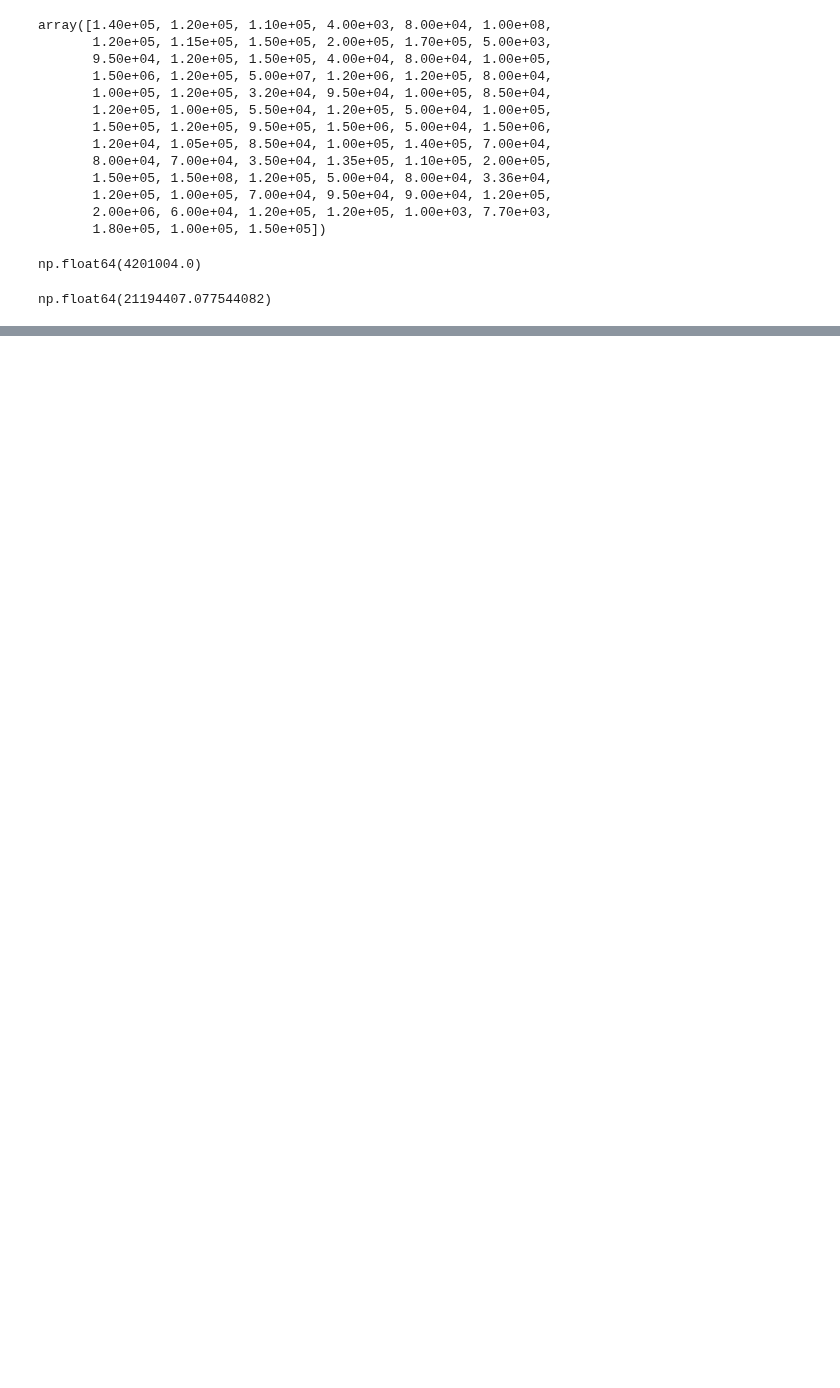
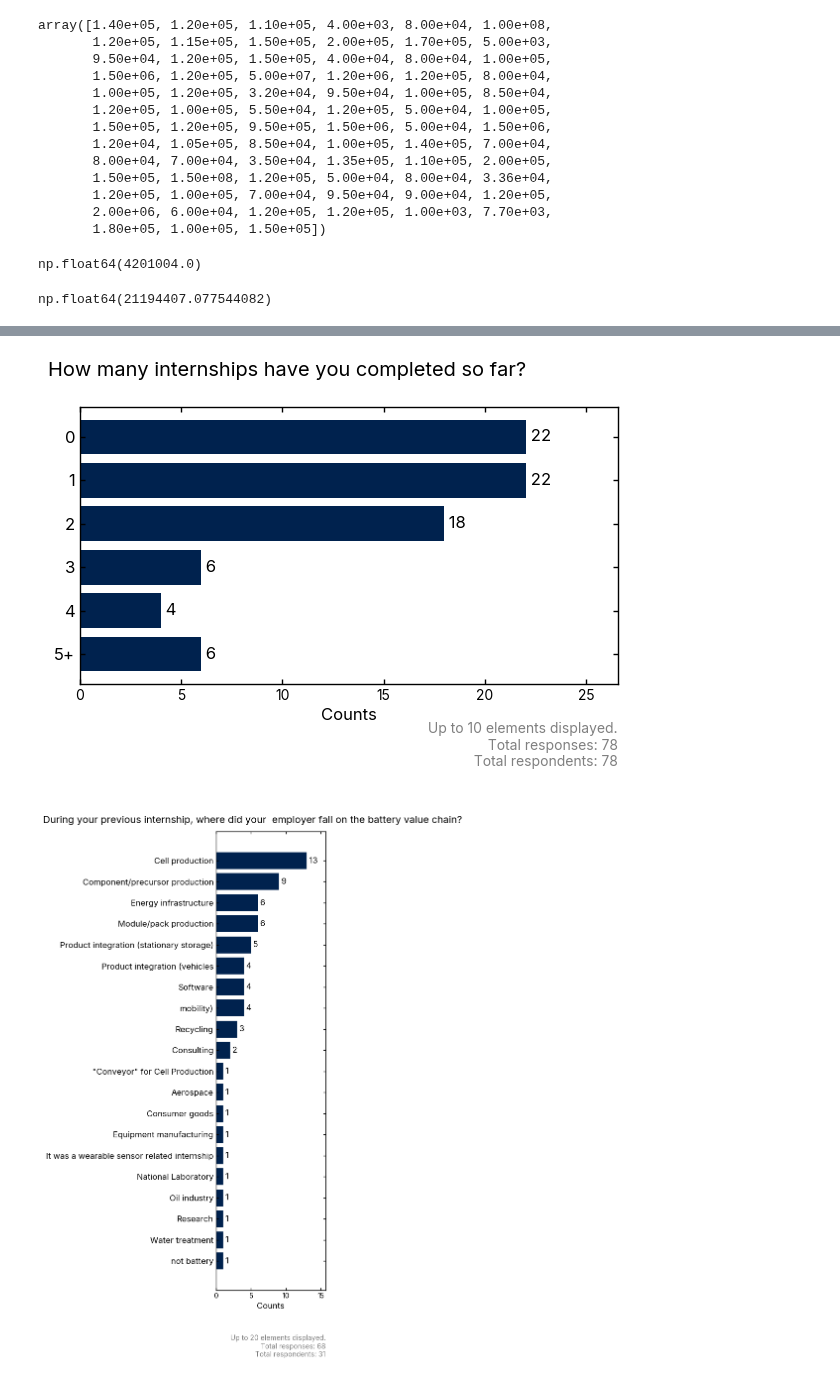
Before and after one commit to wengandrew/battery-talent-census, a Jupyter notebook: notebooks/4_student_data_demo.ipynb, the cells around one changed output, grey strips where cells are left out. Cells and saved outputs as stored; diff of their text form; code cells hidden in the pictures; blank space fills up the shorter version.

Commit message:
Added internship summaries

```diff
--- a/notebooks/4_student_data_demo.ipynb
+++ b/notebooks/4_student_data_demo.ipynb
@@ -168,0 +159,3 @@ plotter = Plotter()
+# %%
+res_internship = analyst.summarize_student_internship()
+res_internship
@@ -168,0 +180,32 @@ plotter = Plotter()
+# %%
+# Plot results
+plotter = Plotter()
+
+# Number of internships
+plotter.make_bar_plot_from_dict(
+    utils.sort_dict(res_internship['num_internships'], by='keys', reverse=False),
+    title='How many internships have you completed so far?',
+    saveas='student_num_internships.png',
+    sorted=False
+)
+
+# Internship value chain sectors
+plotter.make_bar_plot_from_dict(
+    utils.sort_dict(res_internship['internship_value_chain'], by='keys', reverse=False),
+    title='During your previous internship, where did your  employer fall on the battery value chain?',
+    saveas='student_internship_vc.png',
+    num_elements=20,
+    sorted=True
+)
+
+# Internship roles
+plotter.make_bar_plot_from_dict(
+    utils.sort_dict(res_internship['internship_role'], by='keys', reverse=False),
+    title='During your previous internship, what did your role involve?',
+    saveas='student_internship_roles.png',
+    num_elements=20,
+    sorted=True
+)
+# %% [output]
+[figure, added]
+[figure, added]
```
Also changed, not shown: parts of 4 cells of this notebook, 6 other files.
